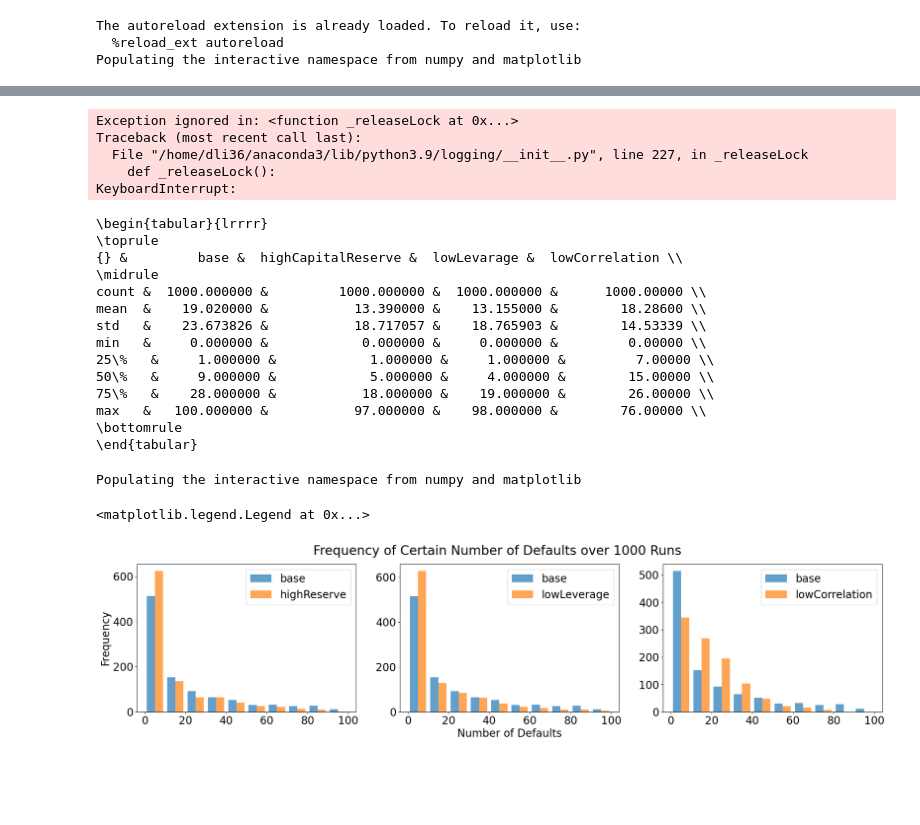
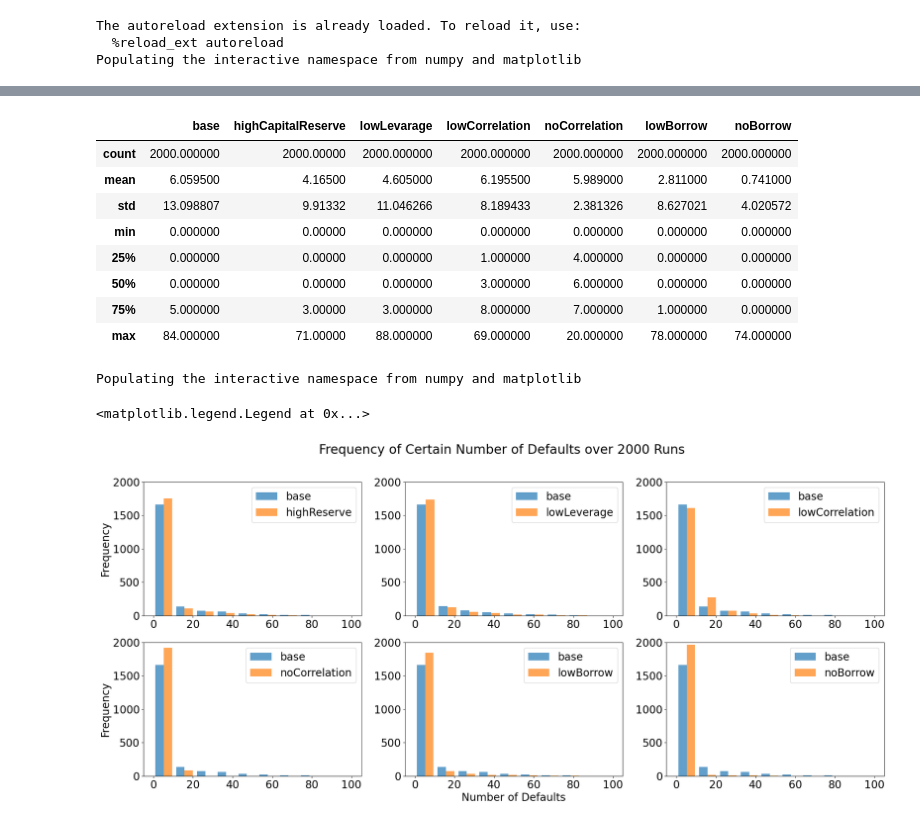
Before and after one commit to dongxulee/balanceSheet, a Jupyter notebook: bankingSystemSystematicRisk.ipynb, the cells around one changed output, grey strips where cells are left out. Saved outputs shown, nothing was run; the diff lists cells and outputs as text; code cells hidden in the pictures; blank space fills up the shorter version.

```diff
--- a/bankingSystemSystematicRisk.ipynb
+++ b/bankingSystemSystematicRisk.ipynb
@@ -130,8 +19,0 @@ def multiRun(numberOfruns):
-# %%
-defaultCollection.append(defaultNumber(multiRun(500)))
-# %% [output]
-Exception ignored in: <function _releaseLock at 0x...>
-Traceback (most recent call last):
-  File "/home/dli36/anaconda3/lib/python3.9/logging/__init__.py", line 227, in _releaseLock
-    def _releaseLock():
-KeyboardInterrupt:
@@ -239,40 +20,49 @@ defaultCollection.append(defaultNumber(multiRun(500)))
 # %%
 import numpy as np
 import pandas as pd
-label = ["base", "highCapitalReserve", "lowLevarage", "lowCorrelation"]
-defaultCollection = np.load("defaultCollection.npy")
-print(pd.DataFrame(data = defaultCollection.T, columns = label).describe().to_latex())
+label = ["base", "highCapitalReserve", "lowLevarage", "lowCorrelation", "noCorrelation", "lowBorrow", "noBorrow"]
+defaultCollection = np.concatenate([np.load("defaultCollection_lowBorrow.npy"), np.load("defaultCollection_lowBorrow1.npy")],axis=1)
+defaultCollection = np.concatenate([defaultCollection,np.load("defaultCollection_noBorrow.npy")],axis=0)
+pd.DataFrame(data = defaultCollection.T, columns = label).describe()
 # %% [output]
-\begin{tabular}{lrrrr}
-\toprule
-{} &         base &  highCapitalReserve &  lowLevarage &  lowCorrelation \\
-\midrule
-count &  1000.000000 &         1000.000000 &  1000.000000 &      1000.00000 \\
-mean  &    19.020000 &           13.390000 &    13.155000 &        18.28600 \\
-std   &    23.673826 &           18.717057 &    18.765903 &        14.53339 \\
-min   &     0.000000 &            0.000000 &     0.000000 &         0.00000 \\
-25\%   &     1.000000 &            1.000000 &     1.000000 &         7.00000 \\
-50\%   &     9.000000 &            5.000000 &     4.000000 &        15.00000 \\
-75\%   &    28.000000 &           18.000000 &    19.000000 &        26.00000 \\
-max   &   100.000000 &           97.000000 &    98.000000 &        76.00000 \\
-\bottomrule
-\end{tabular}
+|  | base | highCapitalReserve | lowLevarage | lowCorrelation | noCorrelation | lowBorrow | noBorrow |
+| count | 2000.000000 | 2000.00000 | 2000.000000 | 2000.000000 | 2000.000000 | 2000.000000 | 2000.000000 |
+| mean | 6.059500 | 4.16500 | 4.605000 | 6.195500 | 5.989000 | 2.811000 | 0.741000 |
+| std | 13.098807 | 9.91332 | 11.046266 | 8.189433 | 2.381326 | 8.627021 | 4.020572 |
+| min | 0.000000 | 0.00000 | 0.000000 | 0.000000 | 0.000000 | 0.000000 | 0.000000 |
+| 25% | 0.000000 | 0.00000 | 0.000000 | 1.000000 | 4.000000 | 0.000000 | 0.000000 |
+| 50% | 0.000000 | 0.00000 | 0.000000 | 3.000000 | 6.000000 | 0.000000 | 0.000000 |
+| 75% | 5.000000 | 3.00000 | 3.000000 | 8.000000 | 7.000000 | 1.000000 | 0.000000 |
+| max | 84.000000 | 71.00000 | 88.000000 | 69.000000 | 20.000000 | 78.000000 | 74.000000 |
 # %%
 %pylab inline
 import matplotlib.pyplot as plt
 # create a 2 by 2 plot
 pylab.rcParams['font.size'] = 20
-fig, axs = plt.subplots(1, 3, figsize=(25,5))
-fig.suptitle('Frequency of Certain Number of Defaults over 1000 Runs')
-axs[0].hist([defaultCollection[0], defaultCollection[1]], bins = 10,label = ["base", "highReserve"],alpha=0.7)
-axs[0].set_ylabel("Frequency")
-axs[0].legend()
-axs[1].hist([defaultCollection[0],defaultCollection[2]], bins = 10,label = ["base", "lowLeverage"], alpha=0.7)
-axs[1].set_xlabel("Number of Defaults")
-axs[1].legend()
-axs[2].hist([defaultCollection[0],defaultCollection[3]], bins = 10,label = ["base", "lowCorrelation"], alpha=0.7)
-axs[2].legend()
+fig, axs = plt.subplots(2, 3, figsize=(25,10))
+# Defining custom 'xlim' and 'ylim' values.
+custom_xlim = (-5, 105)
+custom_ylim = (0, 2000)
+# Setting the values for all axes.
+plt.setp(axs, xlim=custom_xlim, ylim=custom_ylim)
+
+fig.suptitle('Frequency of Certain Number of Defaults over 2000 Runs')
+axs[0,0].hist([defaultCollection[0], defaultCollection[1]], bins = 8,label = ["base", "highReserve"],alpha=0.7)
+axs[0,0].set_ylabel("Frequency")
+axs[0,0].legend()
+axs[0,1].hist([defaultCollection[0],defaultCollection[2]], bins = 8,label = ["base", "lowLeverage"], alpha=0.7)
+axs[0,1].legend()
+axs[0,2].hist([defaultCollection[0],defaultCollection[3]], bins = 8,label = ["base", "lowCorrelation"], alpha=0.7)
+axs[0,2].legend()
+axs[1,0].hist([defaultCollection[0],defaultCollection[4]], bins = 8,label = ["base", "noCorrelation"], alpha=0.7)
+axs[1,0].set_ylabel("Frequency")
+axs[1,0].legend()
+axs[1,1].hist([defaultCollection[0],defaultCollection[5]], bins = 8,label = ["base", "lowBorrow"], alpha=0.7)
+axs[1,1].set_xlabel("Number of Defaults")
+axs[1,1].legend()
+axs[1,2].hist([defaultCollection[0],defaultCollection[6]], bins = 8,label = ["base", "noBorrow"], alpha=0.7)
+axs[1,2].legend()
 # %% [output]
 Populating the interactive namespace from numpy and matplotlib
 <matplotlib.legend.Legend at 0x...>
-[figure, old version]
+[figure, new version]
```
Also changed, not shown: parts of 10 cells of this notebook, 14 other files.
